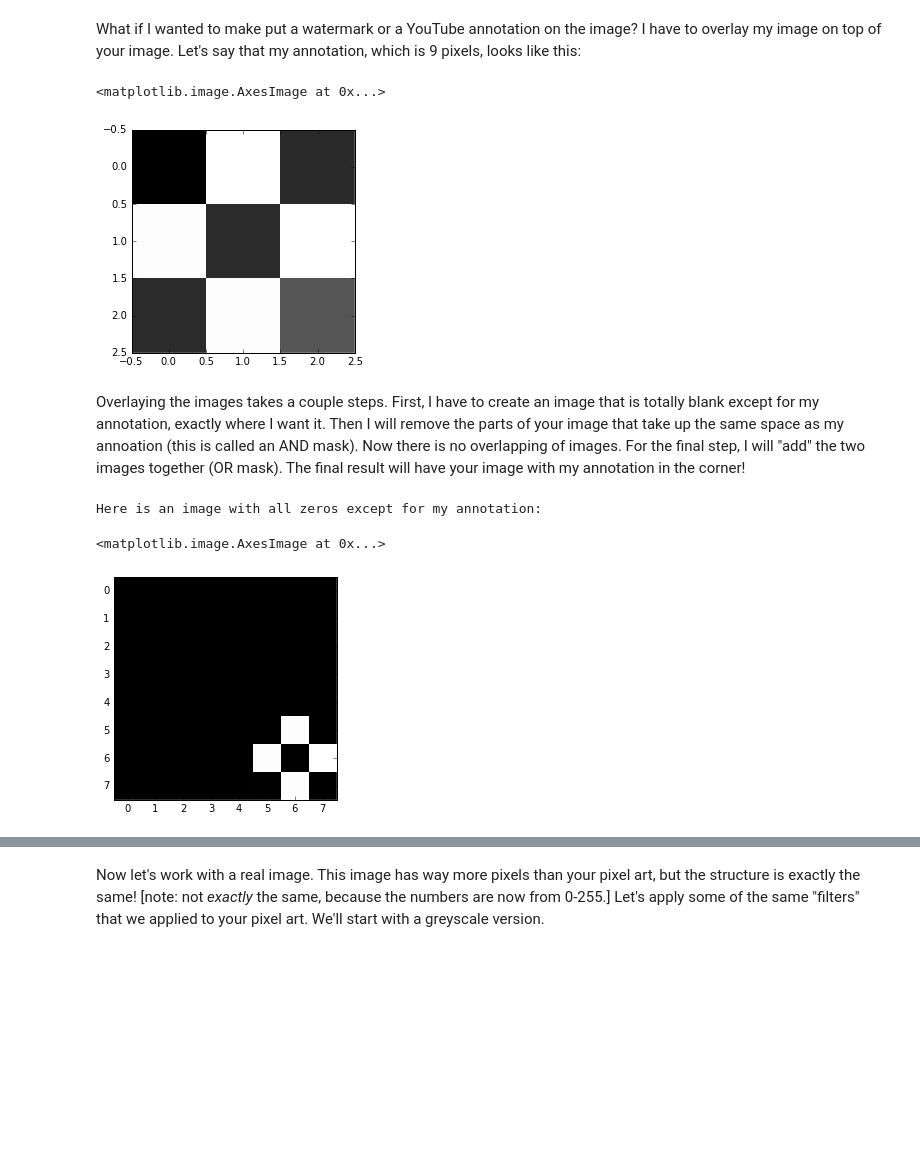
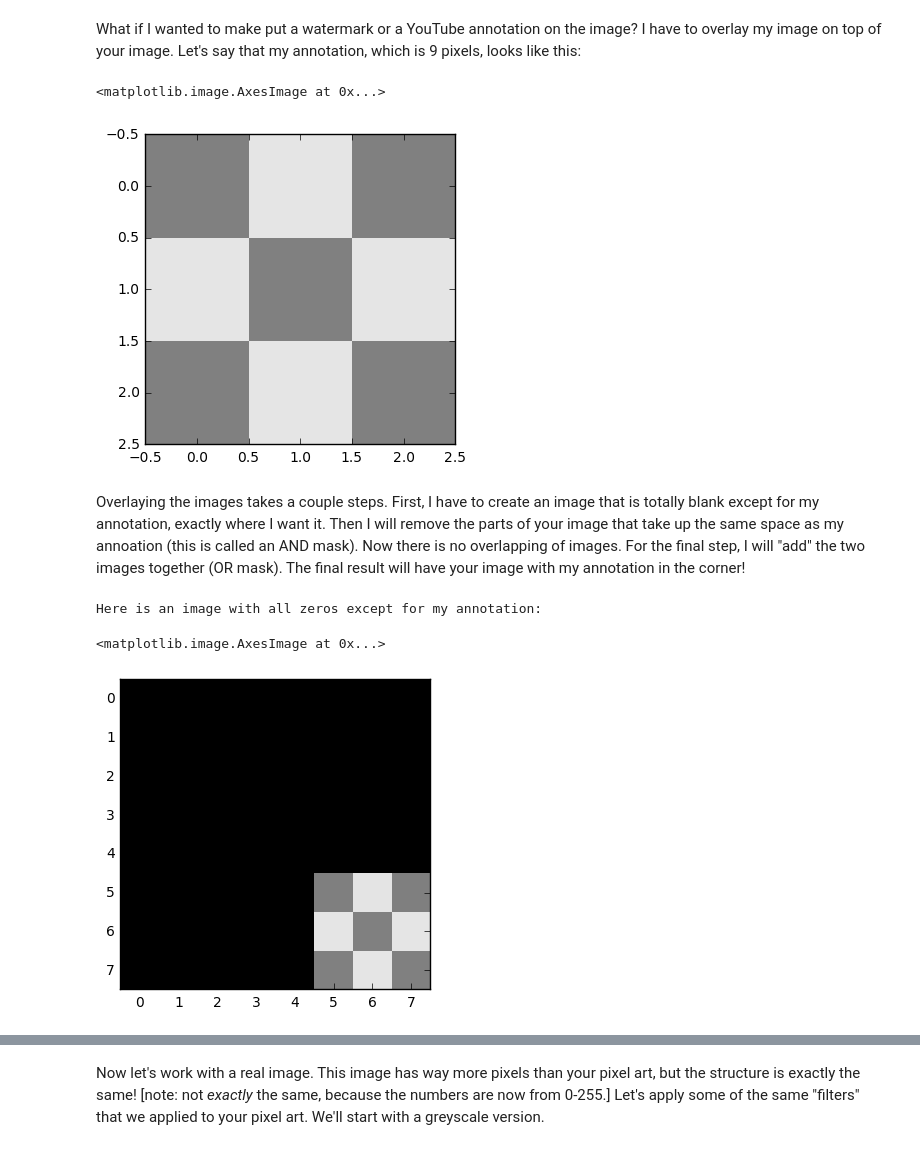
Before and after one commit to HKNDecal/HKNDecal, a Jupyter notebook: session2/Session 2.ipynb, the cells around one changed output, grey strips where cells are left out. Cells and saved outputs as stored; diff of their text form; code cells hidden in the pictures; blank space fills up the shorter version.

```diff
--- a/session2/Session 2.ipynb
+++ b/session2/Session 2.ipynb
@@ -105,14 +111,14 @@ This one is a lightening filter. It takes each number and adds a constant amount
 # %% [markdown]
 What if I wanted to make put a watermark or a YouTube annotation on the image? I have to overlay my image on top of your image. Let's say that my annotation, which is 9 pixels, looks like this:
 # %%
-annotation = np.array([[0.4, 1.0, 0.5],
-                       [1.0, 0.5, 1.0],
-                       [0.5, 1.0, 0.6]],
+annotation = np.array([[0.5, 0.9, 0.5],
+                       [0.9, 0.5, 0.9],
+                       [0.5, 0.9, 0.5]],
                      dtype=float)
-plt.imshow(annotation, cmap="gray", interpolation='none')
+plt.imshow(annotation, cmap="gray", interpolation='none', vmin=0, vmax=1)
 # %% [output]
 <matplotlib.image.AxesImage at 0x...>
-[figure, old version]
+[figure, new version]
 # %% [markdown]
 Overlaying the images takes a couple steps. First, I have to create an image that is totally blank except for my annotation, exactly where I want it. Then I will remove the parts of your image that take up the same space as my annoation (this is called an AND mask). Now there is no overlapping of images. For the final step, I will "add" the two images together (OR mask). The final result will have your image with my annotation in the corner!
 # %%
@@ -125,17 +131,17 @@ annotation_in_corner = np.array(
         [0.0, 0.0, 0.0, 0.0, 0.0, 0.0, 0.0, 0.0],
         [0.0, 0.0, 0.0, 0.0, 0.0, 0.0, 0.0, 0.0],
         [0.0, 0.0, 0.0, 0.0, 0.0, 0.0, 0.0, 0.0],
-        [0.0, 0.0, 0.0, 0.0, 0.0, 0.0, 1.0, 0.0],
-        [0.0, 0.0, 0.0, 0.0, 0.0, 1.0, 0.0, 1.0],
-        [0.0, 0.0, 0.0, 0.0, 0.0, 0.0, 1.0, 0.0],
+        [0.0, 0.0, 0.0, 0.0, 0.0, 0.5, 0.9, 0.5],
+        [0.0, 0.0, 0.0, 0.0, 0.0, 0.9, 0.5, 0.9],
+        [0.0, 0.0, 0.0, 0.0, 0.0, 0.5, 0.9, 0.5],
     ],
     dtype=np.float
 )
-plt.imshow(annotation_in_corner, cmap="gray", interpolation='none')
+plt.imshow(annotation_in_corner, cmap="gray", interpolation='none', vmin=0, vmax=1)
 # %% [output]
 Here is an image with all zeros except for my annotation:
 <matplotlib.image.AxesImage at 0x...>
-[figure, old version]
+[figure, new version]
 # %%
 print("\nThis bitmask will keep all of the pixels of your image except for the bottom 9 in the corner\
  when I multiply it with your image. In effect, the pixel is nonzero if my pixel AND yours are nonzero.")
```
Also changed, not shown: parts of 13 cells of this notebook.
